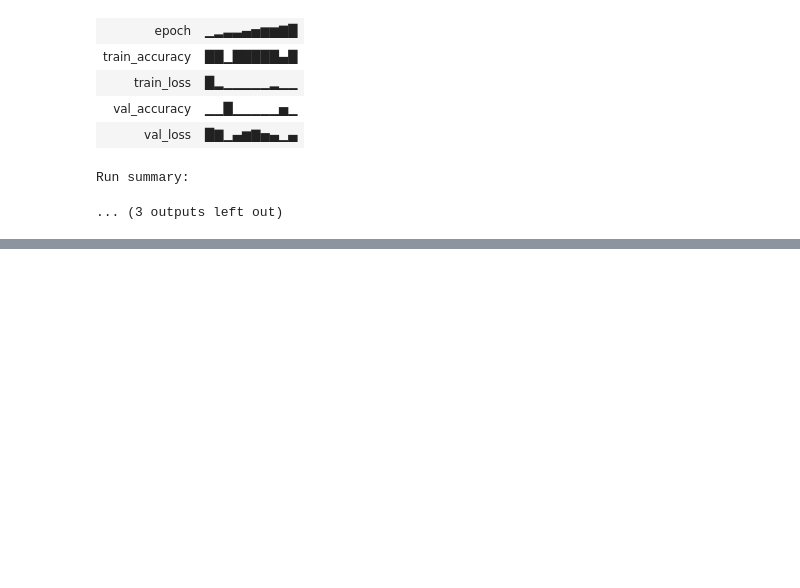
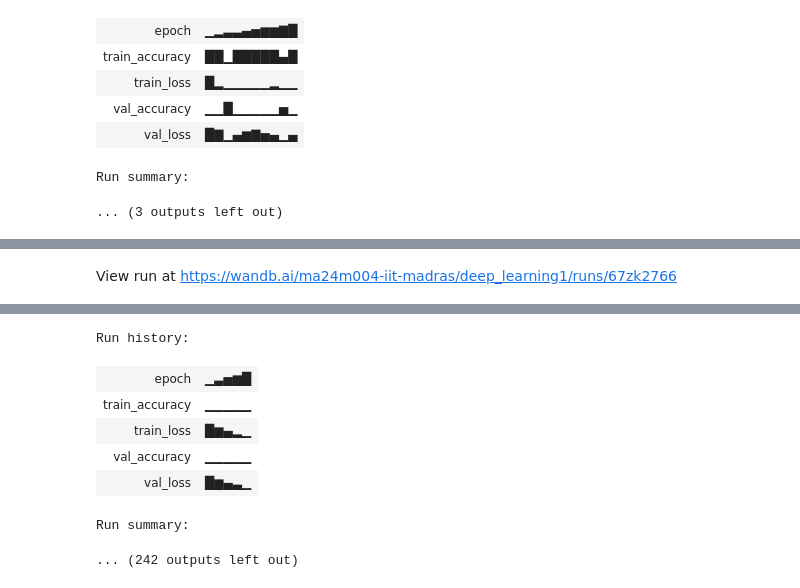
Before and after one commit to Anvit131/Da6401_assignment1, a Jupyter notebook: DA6401_assignment1.ipynb, the cells around one changed output, grey strips where cells are left out. Cells and saved outputs as stored; diff of their text form; code cells hidden in the pictures; blank space fills up the shorter version.

```diff
--- a/DA6401_assignment1.ipynb
+++ b/DA6401_assignment1.ipynb
@@ -533,0 +600,4 @@ test_images = test_images.reshape(test_images.shape[0], -1) / 255.0
+# %%
+# Squared error loss
+def squared_error_loss(y_true, y_pred):
+    return np.mean(np.square(y_true - y_pred))
@@ -533,0 +706,67 @@ test_images = test_images.reshape(test_images.shape[0], -1) / 255.0
+# %%
+# Wandb sweap configuration
+sweep_config = {
+    'method': 'bayes',
+    'metric': {'name': 'val_accuracy', 'goal': 'maximize'},
+    'parameters': {
+        'epochs': {'values': [5, 10]},
+        'num_hidden_layers': {'values': [3, 4, 5]},
+        'hidden_size': {'values': [32, 64, 128]},
+        'weight_decay': {'values': [0, 0.0005, 0.5]},
+        'learning_rate': {'values': [1e-3, 1e-4]},
+        'optimizer': {'values': ['sgd', 'momentum', 'adam','nadam', 'rmsprop','nesterov' ]},
+        'batch_size': {'values': [16, 32, 64]},
+        'weight_init': {'values': ['random', 'xavier']},
+        'activation': {'values': ['sigmoid', 'tanh', 'relu']}
+    }
+}
+
+# Training function for Wandb sweep
+def train():
+    config_defaults = {
+        'epochs': 5,
+        'num_hidden_layers': 3,
+        'hidden_size': 32,
+        'weight_decay': 0,
+        'learning_rate': 1e-3,
+        'optimizer': 'adam',
+        'batch_size': 32,
+        'weight_init': 'xavier',
+        'activation': 'relu'
+    }
+    # Initialize Wandb run
+    run_name = f"hl_{config_defaults['num_hidden_layers']}_bs_{config_defaults['batch_size']}_ac_{config_defaults['activation']}"
+    wandb.init(config=config_defaults, name=run_name)
+    config = wandb.config
+
+
+    X_train, X_val, y_train, y_val = train_test_split(train_images, train_labels, test_size=0.1, random_state=42)
+
+    # Define network architecture
+    layer_sizes = [784] + [config.hidden_size] * config.num_hidden_layers + [10]
+    nn = NeuralNetwork(layer_sizes, activation=config.activation, weight_init=config.weight_init)
+
+    # Select optimizer
+    if config.optimizer == 'sgd':
+        optimizer = SGD(learning_rate=config.learning_rate)
+    elif config.optimizer == 'momentum':
+        optimizer = Momentum(learning_rate=config.learning_rate)
+    elif config.optimizer == 'adam':
+        optimizer = Adam(learning_rate=config.learning_rate)
+    elif config.optimizer == 'nadam':
+        optimizer = Nadam(learning_rate=config.learning_rate)
+    elif config.optimizer == 'rmsprop':
+        optimizer = RMSProp(learning_rate=config.learning_rate)
+    elif config.optimizer == 'nesterov':
+        optimizer = Nesterov(learning_rate=config.learning_rate)
+
+    # Train the model
+    val_acc, val_loss = nn.train(X_train, y_train, X_val, y_val, config.epochs, config.batch_size, optimizer, config.weight_decay)
+
+    wandb.finish()
+
+# Initialize and run the sweep
+sweep_id = wandb.sweep(sweep_config, project="deep_learning1")
+wandb.agent(sweep_id, function=train, count=50)
+wandb.finish()
+# %% [output]
@@ -533,0 +791 @@ test_images = test_images.reshape(test_images.shape[0], -1) / 255.0
+View run at https://wandb.ai/ma24m004-iit-madras/deep_learning1/runs/67zk2766
@@ -533,0 +793,8 @@ test_images = test_images.reshape(test_images.shape[0], -1) / 255.0
+Run history:
+| epoch | ▁▃▅▆█ |
+| train_accuracy | ▁▁▁▁▁ |
+| train_loss | █▆▄▂▁ |
+| val_accuracy | ▁▁▁▁▁ |
+| val_loss | █▆▄▃▁ |
+Run summary:
+... (242 outputs left out)
```
Also changed, not shown: parts of 3 cells of this notebook.
